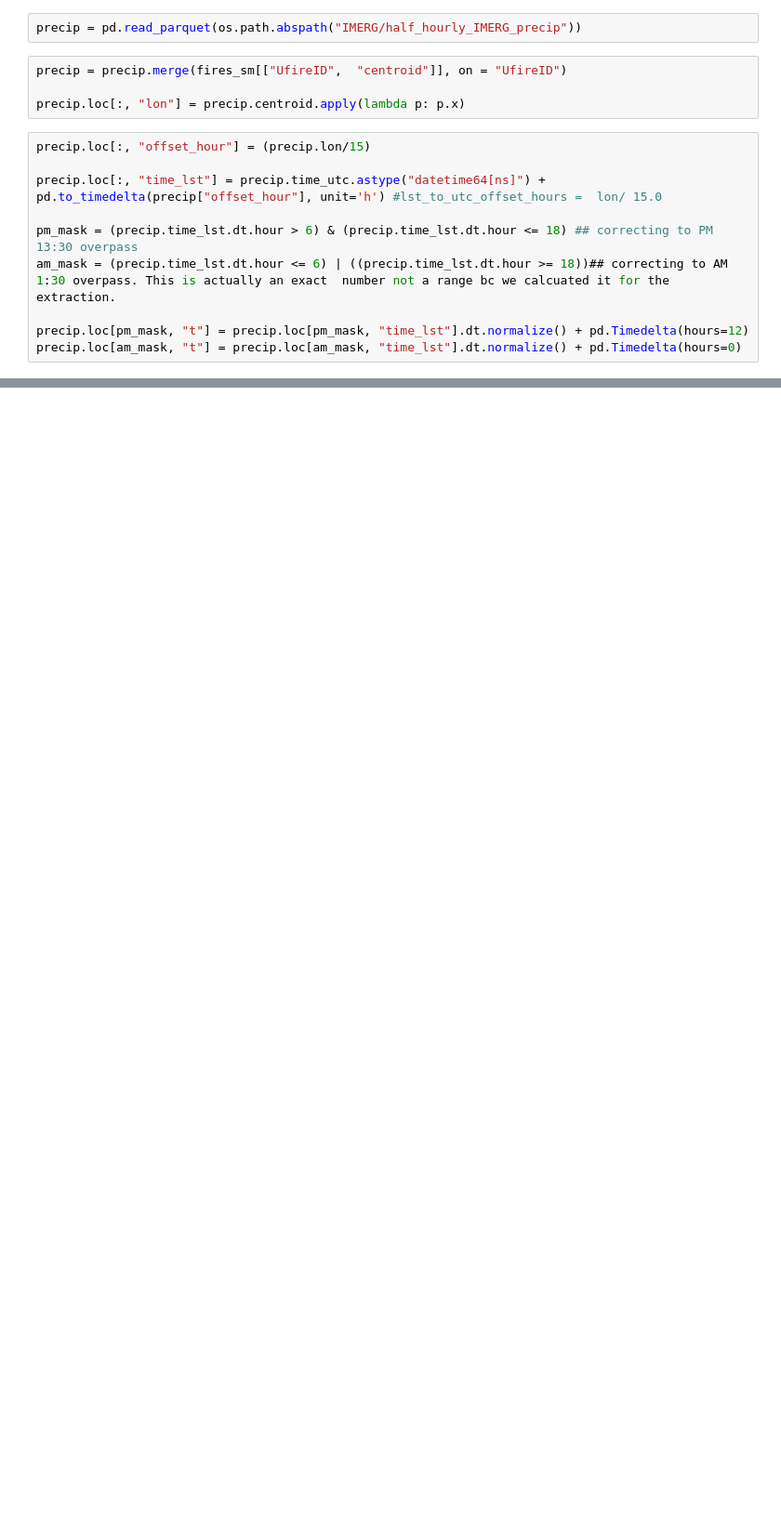
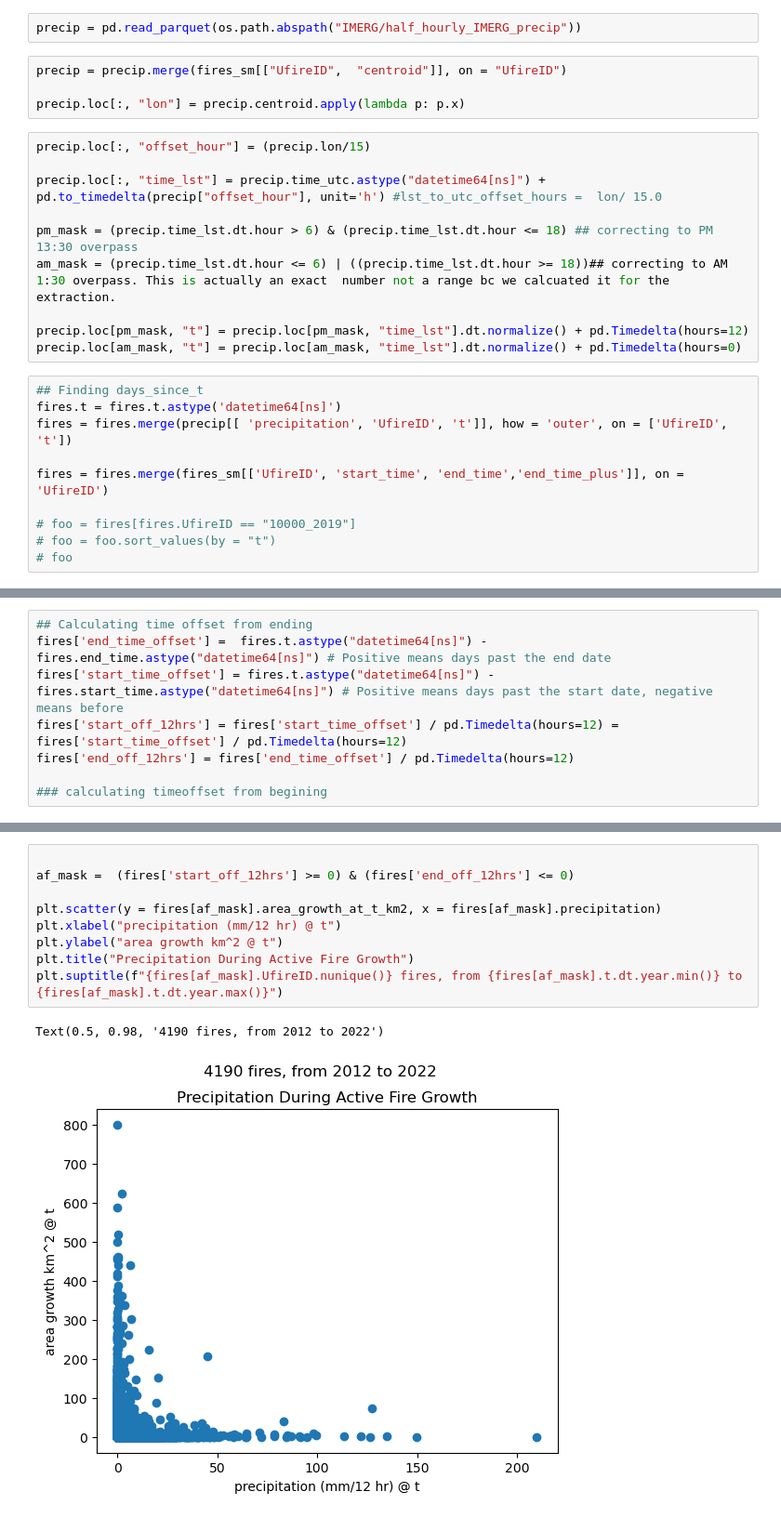
Before and after one commit to mccabete/precip, a Jupyter notebook: precip_stopping_hh.ipynb, the cells around one changed output, grey strips where cells are left out. Shown at 93% size. Cells and saved outputs as stored; diff of their text form; blank space fills up the shorter version.

Commit message:
some cool resultsgit add precip_stopping_hh.ipynb!

```diff
--- a/precip_stopping_hh.ipynb
+++ b/precip_stopping_hh.ipynb
@@ -57,3 +57,13 @@ am_mask = (precip.time_lst.dt.hour <= 6) | ((precip.time_lst.dt.hour >= 18))## c
 
 precip.loc[pm_mask, "t"] = precip.loc[pm_mask, "time_lst"].dt.normalize() + pd.Timedelta(hours=12)
 precip.loc[am_mask, "t"] = precip.loc[am_mask, "time_lst"].dt.normalize() + pd.Timedelta(hours=0)
+# %%
+## Finding days_since_t
+fires.t = fires.t.astype('datetime64[ns]')
+fires = fires.merge(precip[[ 'precipitation', 'UfireID', 't']], how = 'outer', on = ['UfireID', 't'])
+
+fires = fires.merge(fires_sm[['UfireID', 'start_time', 'end_time','end_time_plus']], on = 'UfireID')
+
+# foo = fires[fires.UfireID == "10000_2019"]
+# foo = foo.sort_values(by = "t")
+# foo
@@ -59,0 +72,8 @@ precip.loc[am_mask, "t"] = precip.loc[am_mask, "time_lst"].dt.normalize() + pd.T
+# %%
+## Calculating time offset from ending
+fires['end_time_offset'] =  fires.t.astype("datetime64[ns]") - fires.end_time.astype("datetime64[ns]") # Positive means days past the end date
+fires['start_time_offset'] = fires.t.astype("datetime64[ns]") - fires.start_time.astype("datetime64[ns]") # Positive means days past the start date, negative means before
+fires['start_off_12hrs'] = fires['start_time_offset'] / pd.Timedelta(hours=12) = fires['start_time_offset'] / pd.Timedelta(hours=12)
+fires['end_off_12hrs'] = fires['end_time_offset'] / pd.Timedelta(hours=12)
+
+### calculating timeoffset from begining
@@ -59,0 +82,12 @@ precip.loc[am_mask, "t"] = precip.loc[am_mask, "time_lst"].dt.normalize() + pd.T
+# %%
+
+af_mask =  (fires['start_off_12hrs'] >= 0) & (fires['end_off_12hrs'] <= 0)
+
+plt.scatter(y = fires[af_mask].area_growth_at_t_km2, x = fires[af_mask].precipitation)
+plt.xlabel("precipitation (mm/12 hr) @ t")
+plt.ylabel("area growth km^2 @ t")
+plt.title("Precipitation During Active Fire Growth")
+plt.suptitle(f"{fires[af_mask].UfireID.nunique()} fires, from {fires[af_mask].t.dt.year.min()} to {fires[af_mask].t.dt.year.max()}")
+# %% [output]
+Text(0.5, 0.98, '4190 fires, from 2012 to 2022')
+[figure, added]
```
Also changed, not shown: parts of 7 cells of this notebook.
